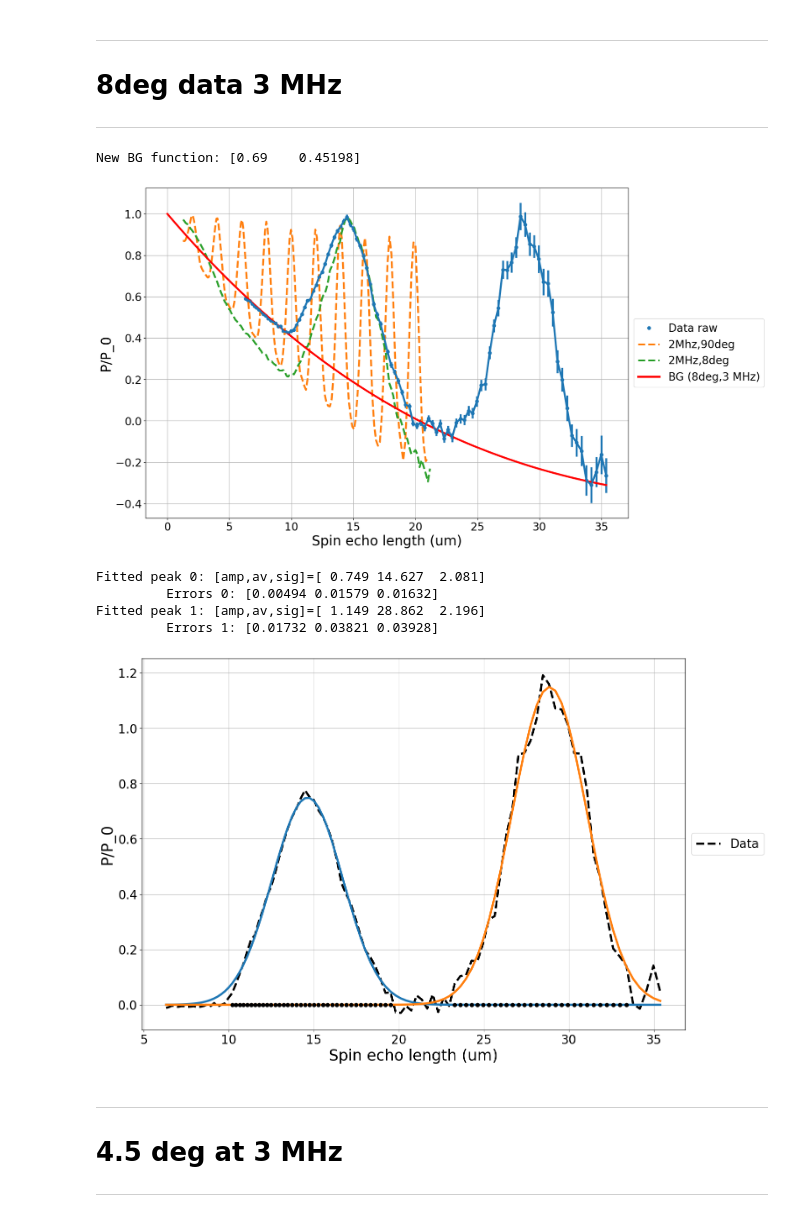
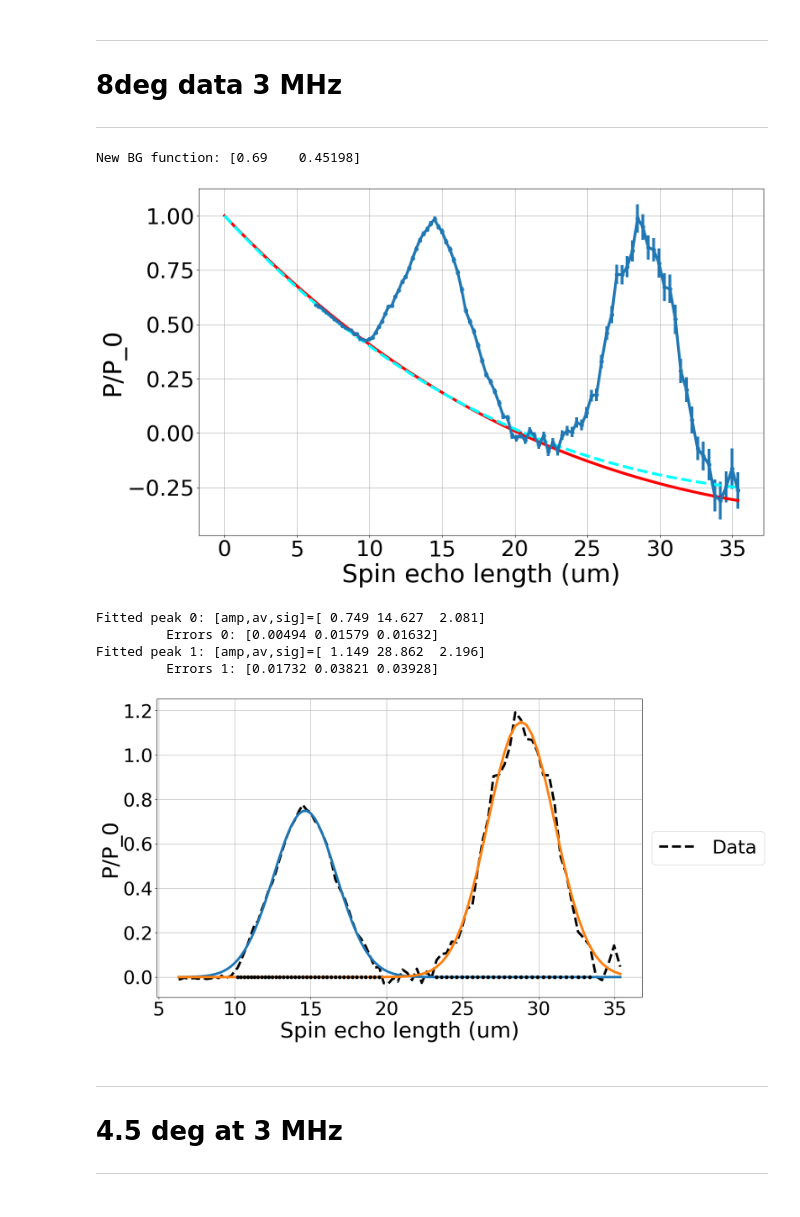
Before and after one commit to srmck/SESANS-coherence-length, a Jupyter notebook: Coherence_analysis.ipynb, the cells around one changed output. Saved outputs shown, nothing was run; the diff lists cells and outputs as text; code cells hidden in the pictures.

```diff
--- a/Coherence_analysis.ipynb
+++ b/Coherence_analysis.ipynb
@@ -12,12 +12,17 @@ from scipy.optimize import curve_fit
 
 np.set_printoptions(suppress=True)
 
-SMALL_SIZE = 20
-MEDIUM_SIZE = 25
-BIGGER_SIZE = 30
+SMALL_SIZE = 35
+MEDIUM_SIZE = 40
+BIGGER_SIZE = 45
 
-plt.rcParams['figure.figsize'] = (16, 11)
-plt.rc('lines', linewidth=3.5)
+plt.rcParams['figure.figsize'] = (16.18, 10)
+plt.rc('lines', linewidth=4.5)
+
+if False: #Additions to latex preamble for matplotlib:
+    plt.rc('text', usetex=True)
+    plt.rc('text.latex', preamble=r'\usepackage{textcomp,amsmath,amsthm,amssymb,amsfonts,braket,siunitx}')
+    plt.rcParams["font.family"] = "Computer Modern Roman"
 
 plt.rc('font', size=SMALL_SIZE)          # controls default text sizes
 plt.rc('axes', titlesize=SMALL_SIZE)     # fontsize of the axes title
@@ -80,7 +85,9 @@ CL = G/(HBAR*2*np.pi)*M    #Larmor phase constant (T^-1 m^-1 AA^-1)
 
 def get_BG_freq(temp_freq,deg,p=True):
     spc = 2*1.67e-27*temp_freq*1e6*1.2/6.626e-34/np.tan(deg/180*np.pi)*1e-10 #per Angstrom
+    global sld
     sld = 2.06e-6  #per Angstrom squared
+    global d
     d = 10.5*1e4  #groove depth in Angstroms
     tc = sld*d/np.sqrt(spc)  #'that constant'
     if p:
@@ -93,6 +100,15 @@ _ = get_BG_freq(3,40)
 
 home_path = "C:\\Users\\samck\\Documents\\GitHub\\SESANS-coherence-length\\Processed data\\"
 work_path = "C:\\Users\\xsm\\Documents\\GitHub\\SESANS-coherence-length\\Processed data\\"
+
+rob_2MHz = 1e4*np.polyval([7.42468285310946e-09, -2.37424465512104e-6, 2.92814364848172e-04,
+                       -1.85712645099827e-02, 5.44463590018381e-01], 40.)
+rob_3MHz = rob_2MHz*1.5
+
+print(f'Rob\'s 2MHz calibration: a = {round(rob_2MHz)} A^-1')
+print(f'Cosine freq {round(Rob_2 := sld*d/np.sqrt(rob_2MHz)*1e2,5)} um^(-1/2) \n')
+print(f'Rob\'s 3MHz calibration: a = {round(rob_3MHz)} A^-1')
+print(f'Cosine freq {round(Rob_3 := sld*d/np.sqrt(rob_3MHz)*1e2,5)} um^(-1/2) \n')
 # %% [output]
 a = 1442 A^-1 at rf freq 2 MHz
 Cosine freq 0.56965 um^(-1/2)
@@ -421,7 +435,7 @@ Fitted peak 1: [amp,av,sig]=[ 0.999 14.896  2.144]
 # 8deg data 3 MHz
 ***
 # %%
-path = home_path
+path = work_path
 #file = "pols_3Mhz_8deg5.5_0.1_13.25.dat"
 file = "pols_3Mhz_8deg5.5_0.075_13.25.dat"
 #file = "pols_3Mhz_8deg5.5_0.05_13.25.dat"
@@ -439,17 +453,19 @@ with open(path+file) as f:
 fig, ax = plt.subplots()
 plt.plot(x,y,'o',label='Data raw',color='C0')
 plt.errorbar(x,y,e,color='C0')
-plt.plot(X_saved,S_saved,'--',label='2Mhz,90deg',color='C1')
-plt.plot(X2_saved,S2_saved,'--',label='2MHz,8deg',color='C2')
+#plt.plot(X_saved,S_saved,'--',label='2Mhz,90deg',color='C1')
+#plt.plot(X2_saved,S2_saved,'--',label='2MHz,8deg',color='C2')
 
 bs = [0.69,BG_parms_2_90[1]*np.sqrt(2/3)]  #total guess for the fit
 plt.plot(x_tot,BG(x_tot,*bs),color='red',label='BG (8deg,3 MHz)')
 print(f'New BG function: {np.round(bs,5)}')
 
+plt.plot(x_tot,BG(x_tot,*[.64,Rob_3]),'--',color='cyan',label='BG fit Rob')
+
 plt.xlabel('Spin echo length (um)')
 plt.ylabel('P/P_0')
 plt.grid()
-ax.legend(loc='center left', bbox_to_anchor=(1, 0.5))
+#ax.legend(loc='center left', bbox_to_anchor=(1, 0.5))
 plt.show()
 
 fig, ax = plt.subplots()
@@ -457,40 +473,40 @@ subtracted = y-BG(x,*bs)
 peak_x = np.where(subtracted>0.025)
 plt.plot(x,subtracted,'--',color='black',label='Data')
 
 seperated = splitter(peak_x[0],1)
 
 fparms = []
 for indx,sep in enumerate(seperated):
     plt.plot(x[sep],np.zeros(len(sep)),'o',color='black',zorder=10)  #peak fit domain
 
-    guess = [.5,x[sep[indx]],3]
+    guess = [.5,x[sep[len(sep)//2]],3]
     ff,errs = curve_fit(ampgauss,x[sep],subtracted[sep],p0=guess)
     fparms.append(ff)
     #plt.plot(x,ampgauss(x,*guess),'--',color=f'C{indx}')
     plt.plot(x,ampgauss(x,*ff),color=f'C{indx}')
     print(f'Fitted peak {indx}: [amp,av,sig]={np.round(ff,3)}')
     print(f'\t Errors {indx}: {np.round(np.sqrt(np.diag(errs)),5)}')
 fparms = np.array(fparms)
 
 plt.xlabel('Spin echo length (um)')
 plt.ylabel('P/P_0')
 plt.grid()
 ax.legend(loc='center left', bbox_to_anchor=(1, 0.5))
 plt.show()
 
 X3_saved = np.copy(x)
 X3_tot_saved = np.copy(x_tot)
 S3_saved = np.copy(s)
 fparms3_saved = np.copy(fparms)
 BG_parms_3_8 = np.copy(bs)
 # %% [output]
 New BG function: [0.69    0.45198]
-[figure, old version]
+[figure, new version]
 Fitted peak 0: [amp,av,sig]=[ 0.749 14.627  2.081]
          Errors 0: [0.00494 0.01579 0.01632]
 Fitted peak 1: [amp,av,sig]=[ 1.149 28.862  2.196]
          Errors 1: [0.01732 0.03821 0.03928]
-[figure, old version]
+[figure, new version]
 # %% [markdown]
 ***
 # 4.5 deg at 3 MHz
```
Also changed, not shown: parts of 10 cells of this notebook.
